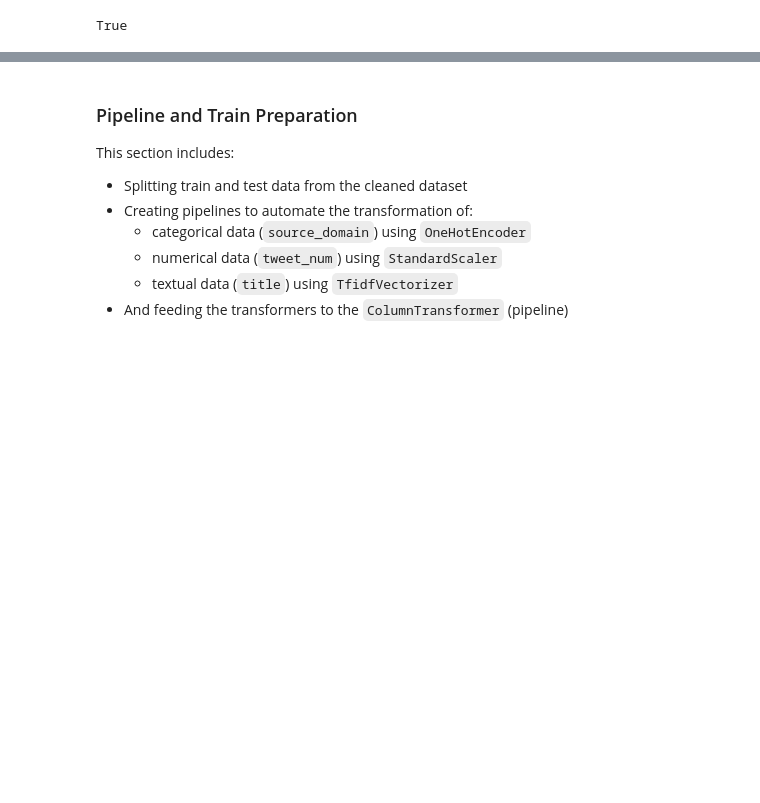
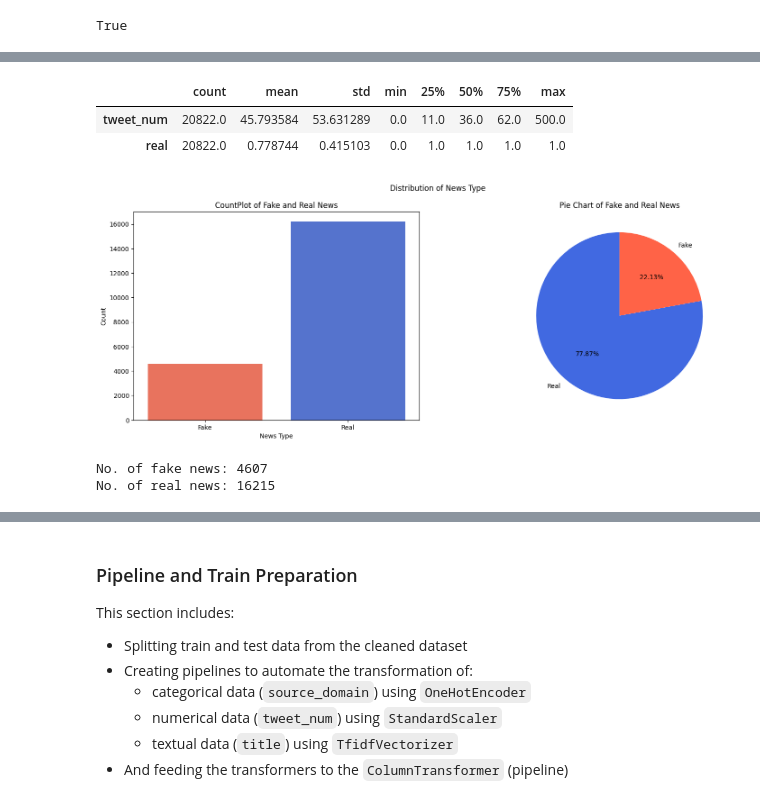
Before and after one commit to Asmitx026/FakeNewsDetector, a Jupyter notebook: fake_news_detector.ipynb, the cells around one changed output, grey strips where cells are left out. Cells and saved outputs as stored; diff of their text form; code cells hidden in the pictures; blank space fills up the shorter version.

Commit message:
fix: Fix graph titles, Re-arrange cells and Add new cells for dataset inspection

```diff
--- a/fake_news_detector.ipynb
+++ b/fake_news_detector.ipynb
@@ -288,0 +247,6 @@ with open(f"/content/FakeNewsNet_clean.csv", 'w') as fp:
+# %%
+news.describe().T
+# %% [output]
+|  | count | mean | std | min | 25% | 50% | 75% | max |
+| tweet_num | 20822.0 | 45.793584 | 53.631289 | 0.0 | 11.0 | 36.0 | 62.0 | 500.0 |
+| real | 20822.0 | 0.778744 | 0.415103 | 0.0 | 1.0 | 1.0 | 1.0 | 1.0 |
@@ -288,0 +258,21 @@ with open(f"/content/FakeNewsNet_clean.csv", 'w') as fp:
+# %%
+# Distribution of News Type (Real or Fake)
+fig, ax = plt.subplots(1,2,figsize=(18,6))
+
+sns.countplot(data=news, x='real', hue='real', palette=['tomato','royalblue'], legend=False, ax=ax[0])
+ax[0].set_xticks([0,1],['Fake','Real'])
+ax[0].set_xlabel('News Type')
+ax[0].set_ylabel('Count')
+ax[0].set_title('CountPlot of Fake and Real News')
+
+ax[1].pie(news['real'].value_counts(), labels=['Real', 'Fake'], startangle=90, autopct='%1.2f%%', colors=['royalblue','tomato'])
+ax[1].set_title('Pie Chart of Fake and Real News')
+
+fig.suptitle('Distribution of News Type')
+plt.show()
+print(f"\nNo. of fake news: {news[news['real'] == 0].value_counts().sum()}")
+print(f"No. of real news: {news[news['real'] == 1].value_counts().sum()}")
+# %% [output]
+[figure, added]
+No. of fake news: 4607
+No. of real news: 16215
```
Also changed, not shown: parts of 17 cells of this notebook.
